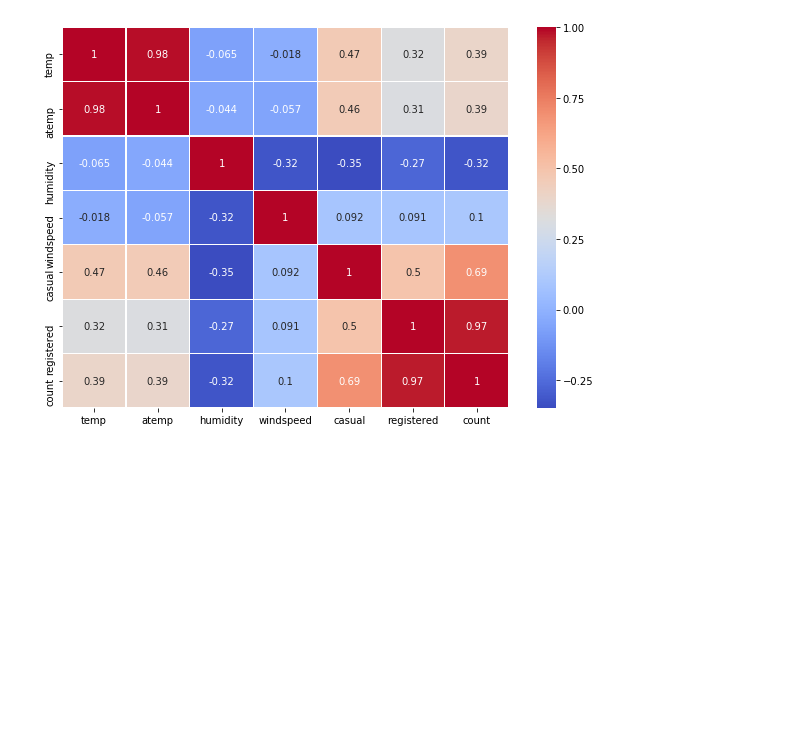
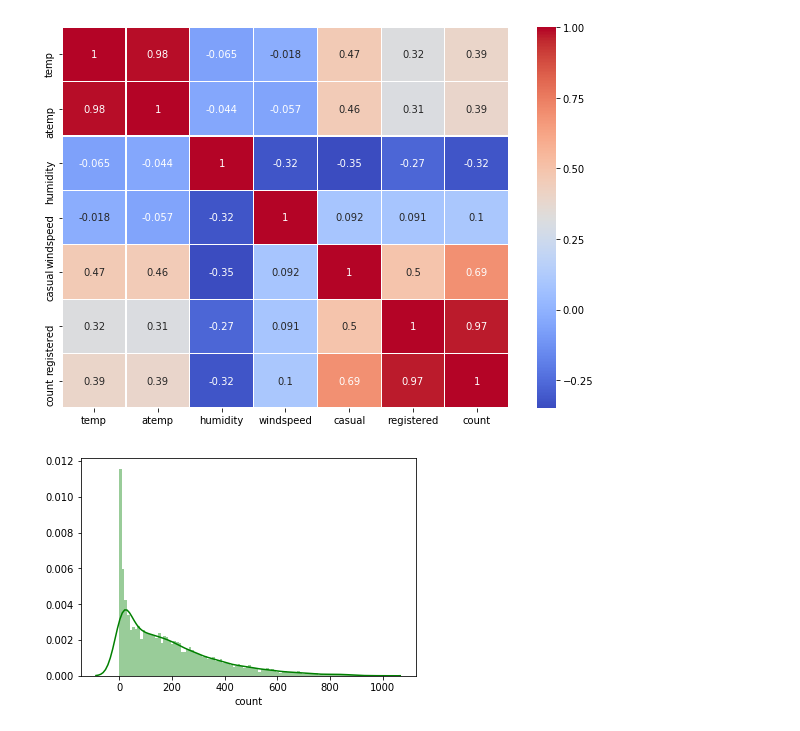
Before and after one commit to samileyang/bikesharing, a Jupyter notebook: bikesharing for ML.ipynb, the cells around one changed output. Drawn from its saved outputs; the diff is of its cells as text; code cells hidden in the pictures; blank space fills up the shorter version.

```diff
--- a/bikesharing for ML.ipynb
+++ b/bikesharing for ML.ipynb
@@ -95,3 +96,8 @@ sns.heatmap(tc, annot = True, cmap = 'coolwarm', linecolor = 'white', linewidths
 # %% [output]
 <matplotlib.axes._subplots.AxesSubplot at 0x...>
 [figure]
+# %%
+sns.distplot(train['count'], bins = 100, color = 'green')
+plt.show()
+# %% [output]
+[figure, added]
```
Also changed, not shown: parts of 12 cells of this notebook.
